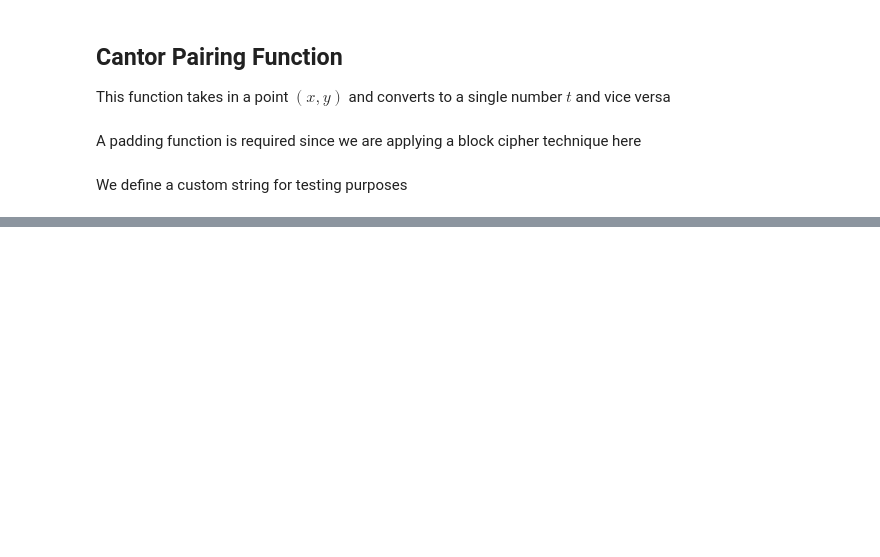
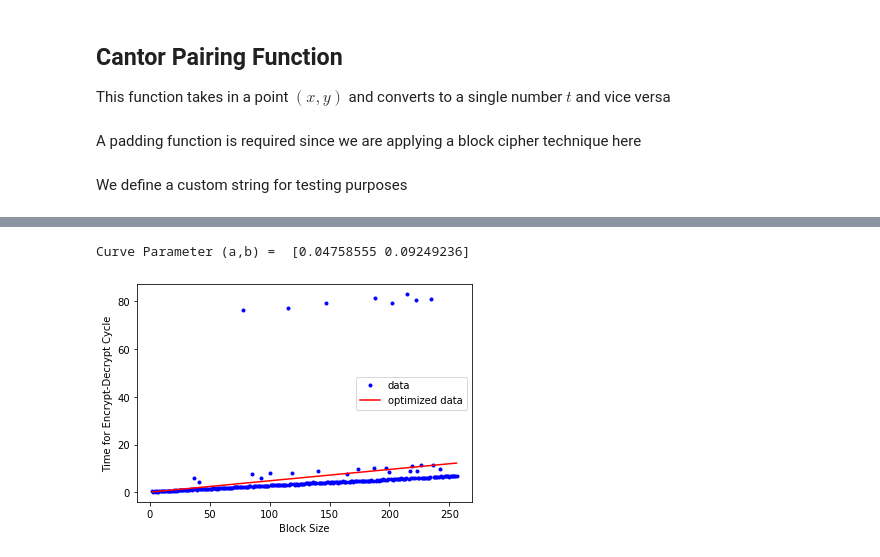
Before and after one commit to awnonbhowmik/MES, a Jupyter notebook: MES_benchmarks.ipynb, the cells around one changed output, grey strips where cells are left out. Saved outputs shown, nothing was run; the diff lists cells and outputs as text; code cells hidden in the pictures; blank space fills up the shorter version.

```diff
--- a/MES_benchmarks.ipynb
+++ b/MES_benchmarks.ipynb
@@ -143,0 +169,19 @@ plt.show()
+# %%
+from scipy import optimize
+
+def test_func(x, a, b):
+    return x*a+b
+
+param, param_cov = optimize.curve_fit(test_func, x, t_lst)
+print('Curve Parameter (a,b) = ',param)
+ans = (param[0]*x+param[1])
+
+plt.plot(x, t_lst,'.', color ='blue', label ="data")
+plt.plot(x, ans, '-', color ='red', label ="optimized data")
+plt.xlabel('Block Size')
+plt.ylabel('Time for Encrypt-Decrypt Cycle')
+plt.legend()
+plt.show()
+# %% [output]
+Curve Parameter (a,b) =  [0.04758555 0.09249236]
+[figure, added]
```
Also changed, not shown: parts of 5 cells of this notebook.
